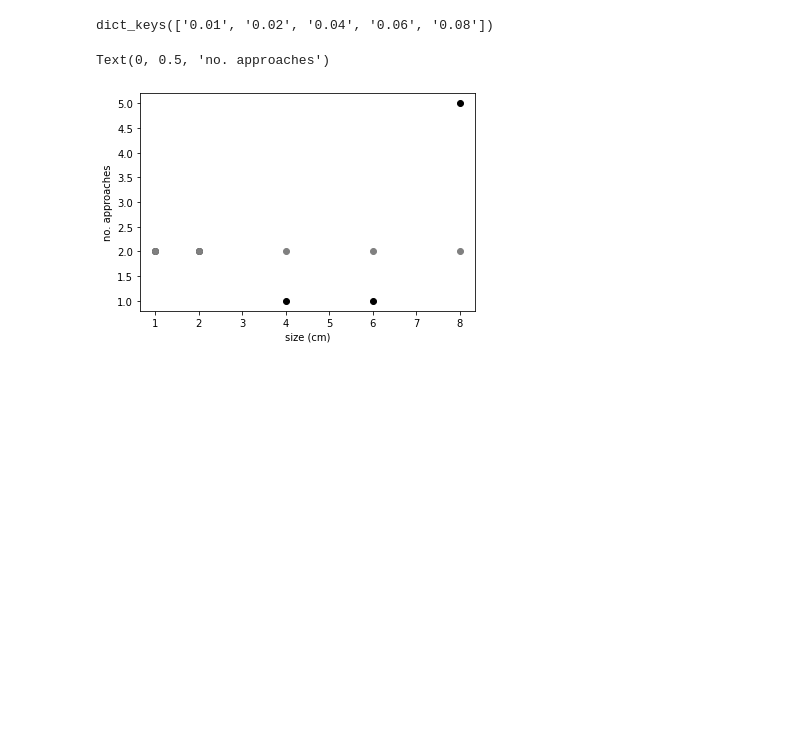
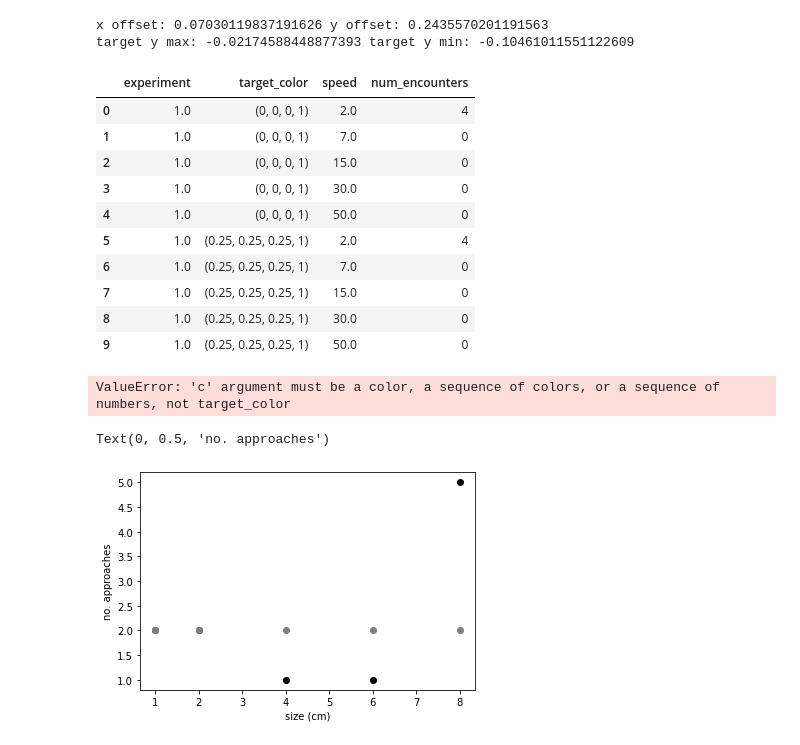
Before and after one commit to drguggiana/prey_capture, a Jupyter notebook: snakemake_scripts/notebooks/Vis_VScreens.ipynb, the cells around one changed output. Drawn from its saved outputs; the diff is of its cells as text; code cells hidden in the pictures; blank space fills up the shorter version.

Commit message:
Changed aggregation to pandas groupby

```diff
--- a/snakemake_scripts/notebooks/Vis_VScreens.ipynb
+++ b/snakemake_scripts/notebooks/Vis_VScreens.ipynb
@@ -193,6 +108,7 @@ def thres_function(param, thres):
 # %%
 def encounter_finder(data_in, key, threshold=0.05, window=0.25, start_dist_cutoff=0.05, avg_speed_cutoff=0.15):
     encounter = []
+
     for index, row in data_in.iterrows():
         good_enc = []
 
@@ -212,7 +128,7 @@ def encounter_finder(data_in, key, threshold=0.05, window=0.25, start_dist_cutof
                 # Make the list of qualifications for an encounter as in Procacci (start >= 5cm away and speed >= 15cm/s)
                 # angle_change =
                 avg_speed = np.mean(group['mouse_speed'][:mid_idx])
-                start_dist = np.abs(group['target_mouse_distance_corr'][mid_idx] - group['target_mouse_distance_corr'][0])
+                start_dist = np.abs(group[key][mid_idx] - group[key][0])
 
                 if (start_dist >= start_dist_cutoff) and (avg_speed >= avg_speed_cutoff):
                     # This is a good encounter
@@ -263,4 +141,0 @@ speed
-# %%
-container[color]['scale'].keys()
-# %% [output]
-dict_keys(['0.01', '0.02', '0.04', '0.06', '0.08'])
@@ -267,5 +148,68 @@ dict_keys(['0.01', '0.02', '0.04', '0.06', '0.08'])
+# %%
+exp_manipulation_params = ['color_target', 'scale', 'speed']
+trial_encounters = pd.DataFrame(columns=['experiment', 'trial_num', 'target_color', 'speed', 'scale', 'num_encounters'])
+
+# Test on example dataset
+df = data[0]
+new_traces = recalculate_target_mouse_distance(df['traces'])
+df['traces'] = new_traces
+
+group_idxs_color_param = df['trial_params'].groupby(exp_manipulation_params)
+
+temp_storage_dict = dict.fromkeys(list(trial_encounters.columns))
+
+for key, item in group_idxs_color_param:
+
+    trials = item['trial_num'].to_list()
+    parameter_traces = get_parameter_traces(df['traces'], trials)
+
+    # Use an updated encounter finder that encorporates Hoy et al. criteria to find interactions with target during each trial
+    encounters = encounter_finder(parameter_traces, 'target_mouse_distance_recalc', threshold=0.07, window=0.5, avg_speed_cutoff=0.1)
+    num_encounters = [len(e) for e in encounters]
+
+    temp_storage_dict['experiment'] = np.ones(len(trials)) * 1
+    temp_storage_dict['trial_num'] = trials
+    temp_storage_dict['target_color'] = [key[0] for i in range(len(trials))]
+    temp_storage_dict['scale'] = np.ones(len(trials)) * key[1][0] * 100    # Get into cm
+    temp_storage_dict['speed'] = np.ones(len(trials)) * key[2] * 100       # Get into cm/s
+    temp_storage_dict['num_encounters'] = num_encounters
+
+    group_encounters = pd.DataFrame.from_dict(temp_storage_dict)
+    trial_encounters = trial_encounters.append(group_encounters, ignore_index=True)
+# %% [output]
+x offset: 0.07030119837191626 y offset: 0.2435570201191563
+target y max: -0.02174588448877393 target y min: -0.10461011551122609
 # %%
 import matplotlib.pyplot as plt
+# %%
+speed_sum = trial_encounters.groupby(['experiment', 'target_color', 'speed'])['num_encounters'].sum().reset_index()
+speed_group = speed_sum.groupby(['experiment', 'target_color'])
+# %%
+speed_group.head()
+# %% [output]
+|  | experiment | target_color | speed | num_encounters |
+| 0 | 1.0 | (0, 0, 0, 1) | 2.0 | 4 |
+| 1 | 1.0 | (0, 0, 0, 1) | 7.0 | 0 |
+| 2 | 1.0 | (0, 0, 0, 1) | 15.0 | 0 |
+| 3 | 1.0 | (0, 0, 0, 1) | 30.0 | 0 |
+| 4 | 1.0 | (0, 0, 0, 1) | 50.0 | 0 |
+| 5 | 1.0 | (0.25, 0.25, 0.25, 1) | 2.0 | 4 |
+| 6 | 1.0 | (0.25, 0.25, 0.25, 1) | 7.0 | 0 |
+| 7 | 1.0 | (0.25, 0.25, 0.25, 1) | 15.0 | 0 |
+| 8 | 1.0 | (0.25, 0.25, 0.25, 1) | 30.0 | 0 |
+| 9 | 1.0 | (0.25, 0.25, 0.25, 1) | 50.0 | 0 |
+# %%
+trial_encounters.groupby(['target_color', 'speed'])['num_encounters'].sum().reset_index().plot.scatter(x='speed', y='num_encounters', c='target_color')
+# speed_group = trial_encounters.groupby(['target_color', 'speed'])
+
+# # plot groupby results on the same canvas
+# fig, ax = plt.subplots(figsize=(8,6))
+
+# for n, grp in speed_group:
+#     ax.scatter(x = "speed", y = "num_encounters", data=grp, label=n)
+# ax.legend(title="Label")
+# %% [output]
+ValueError: 'c' argument must be a color, a sequence of colors, or a sequence of numbers, not target_color
 # %%
 # plot nuber of approaches vs size
 for color in container:
```
Also changed, not shown: parts of 11 cells of this notebook.
